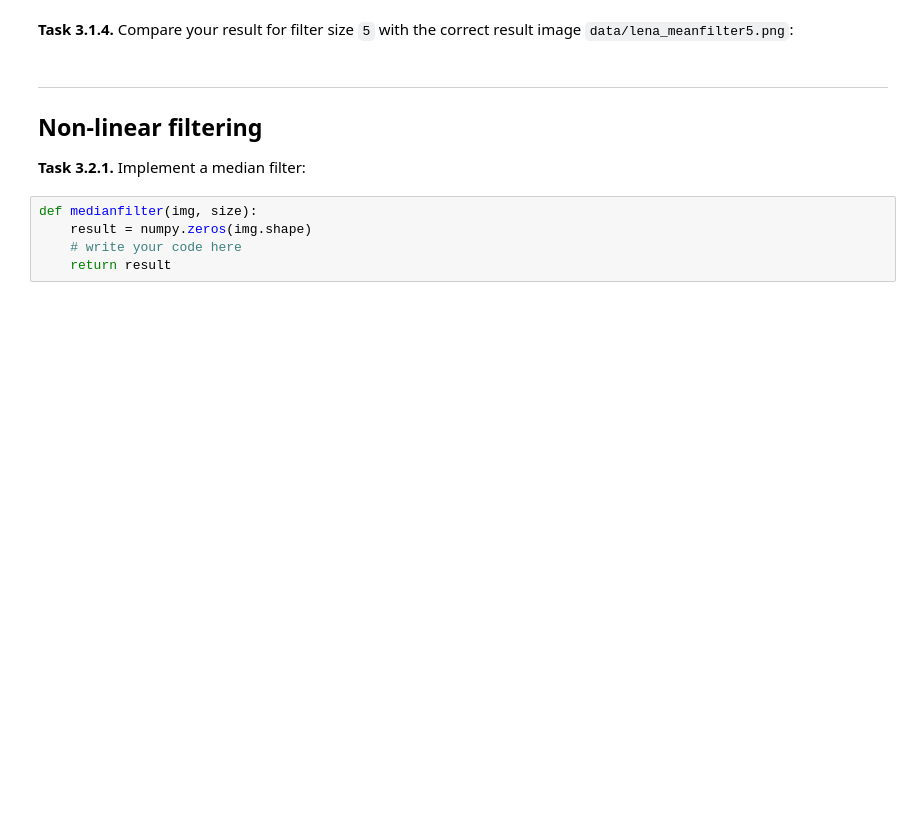
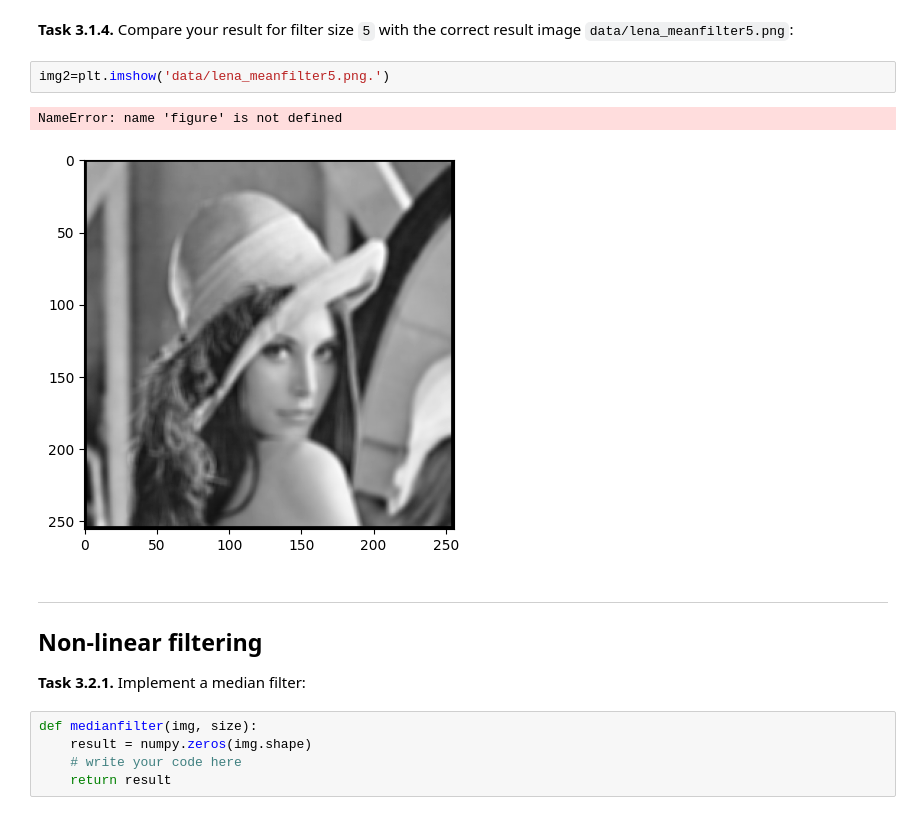
Before and after one commit to katjaruncheva/mobi-fs3-python, a Jupyter notebook: task3.ipynb, the cells around one changed output. Saved outputs shown, nothing was run; the diff lists cells and outputs as text; blank space fills up the shorter version.

```diff
--- a/task3.ipynb
+++ b/task3.ipynb
@@ -36,5 +46,10 @@ IndentationError: expected an indented block after 'for' statement on line 6 (11
 # %% [markdown]
 **<a id="#">Task 3.1.4.</a>** Compare your result for filter size `5` with the correct result image `data/lena_meanfilter5.png`:
+# %%
+img2=plt.imshow('data/lena_meanfilter5.png.')
+# %% [output]
+NameError: name 'figure' is not defined
+[figure, added]
 # %% [markdown]
 ---
 
```
Also changed, not shown: parts of 3 cells of this notebook.
